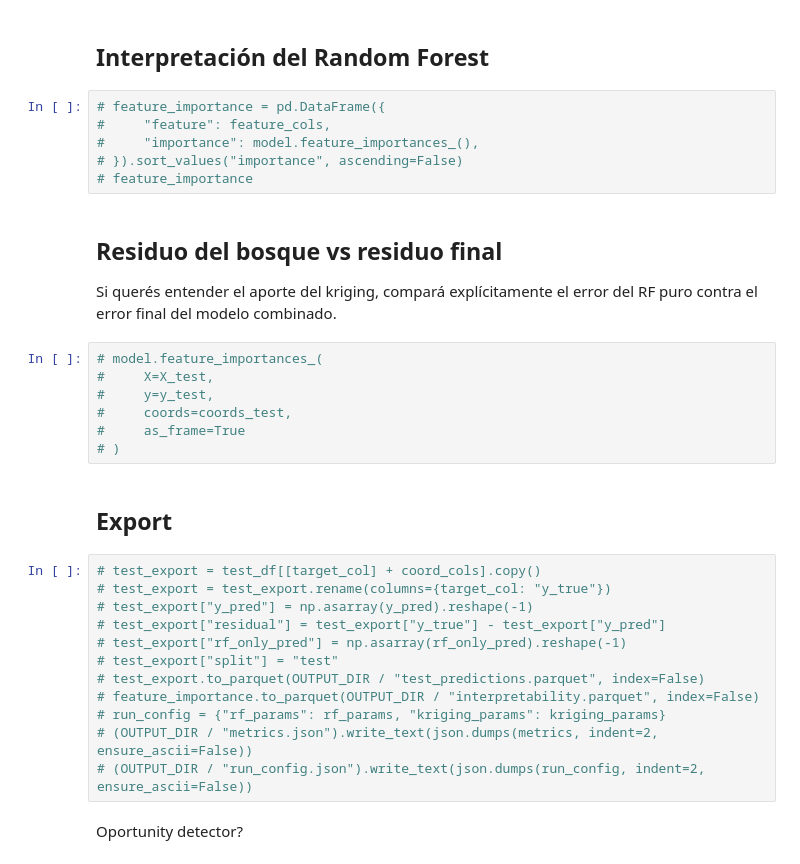
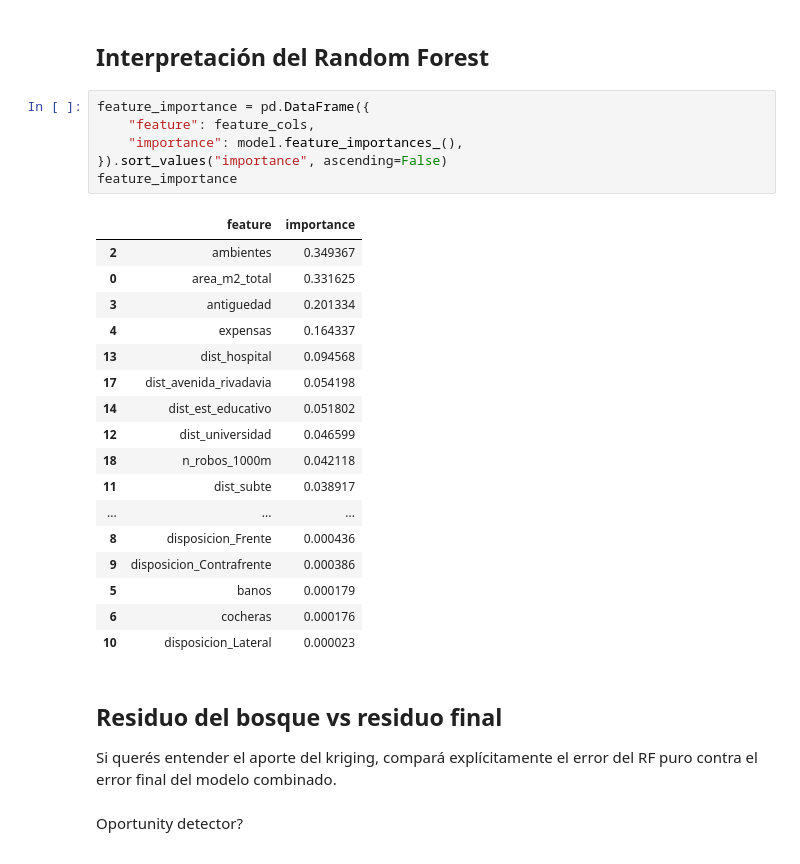
Before and after one commit to santieliges/caba-property-opportunities, a Jupyter notebook: notebooks/12_rf_kriging.ipynb, the cells around one changed output. Saved outputs shown, nothing was run; the diff lists cells and outputs as text.

```diff
--- a/notebooks/12_rf_kriging.ipynb
+++ b/notebooks/12_rf_kriging.ipynb
@@ -200,36 +230,33 @@ mapa.plot()
 # %% [markdown]
 ## Interpretación del Random Forest
 # %%
-# feature_importance = pd.DataFrame({
-#     "feature": feature_cols,
-#     "importance": model.feature_importances_(),
-# }).sort_values("importance", ascending=False)
-# feature_importance
+feature_importance = pd.DataFrame({
+    "feature": feature_cols,
+    "importance": model.feature_importances_(),
+}).sort_values("importance", ascending=False)
+feature_importance
+# %% [output]
+|  | feature | importance |
+| 2 | ambientes | 0.349367 |
+| 0 | area_m2_total | 0.331625 |
+| 3 | antiguedad | 0.201334 |
+| 4 | expensas | 0.164337 |
+| 13 | dist_hospital | 0.094568 |
+| 17 | dist_avenida_rivadavia | 0.054198 |
+| 14 | dist_est_educativo | 0.051802 |
+| 12 | dist_universidad | 0.046599 |
+| 18 | n_robos_1000m | 0.042118 |
+| 11 | dist_subte | 0.038917 |
+| ... | ... | ... |
+| 8 | disposicion_Frente | 0.000436 |
+| 9 | disposicion_Contrafrente | 0.000386 |
+| 5 | banos | 0.000179 |
+| 6 | cocheras | 0.000176 |
+| 10 | disposicion_Lateral | 0.000023 |
 # %% [markdown]
 ## Residuo del bosque vs residuo final
 
 Si querés entender el aporte del kriging, compará explícitamente el error del RF puro contra el error final del modelo combinado.
-# %%
-# model.feature_importances_(
-#     X=X_test,
-#     y=y_test,
-#     coords=coords_test,
-#     as_frame=True
-# )
-# %% [markdown]
-## Export
-# %%
-# test_export = test_df[[target_col] + coord_cols].copy()
-# test_export = test_export.rename(columns={target_col: "y_true"})
-# test_export["y_pred"] = np.asarray(y_pred).reshape(-1)
-# test_export["residual"] = test_export["y_true"] - test_export["y_pred"]
-# test_export["rf_only_pred"] = np.asarray(rf_only_pred).reshape(-1)
-# test_export["split"] = "test"
-# test_export.to_parquet(OUTPUT_DIR / "test_predictions.parquet", index=False)
-# feature_importance.to_parquet(OUTPUT_DIR / "interpretability.parquet", index=False)
-# run_config = {"rf_params": rf_params, "kriging_params": kriging_params}
-# (OUTPUT_DIR / "metrics.json").write_text(json.dumps(metrics, indent=2, ensure_ascii=False))
-# (OUTPUT_DIR / "run_config.json").write_text(json.dumps(run_config, indent=2, ensure_ascii=False))
 # %% [markdown]
 Oportunity detector?
 # %%
```
Also changed, not shown: parts of 10 cells of this notebook, 38 other files.
